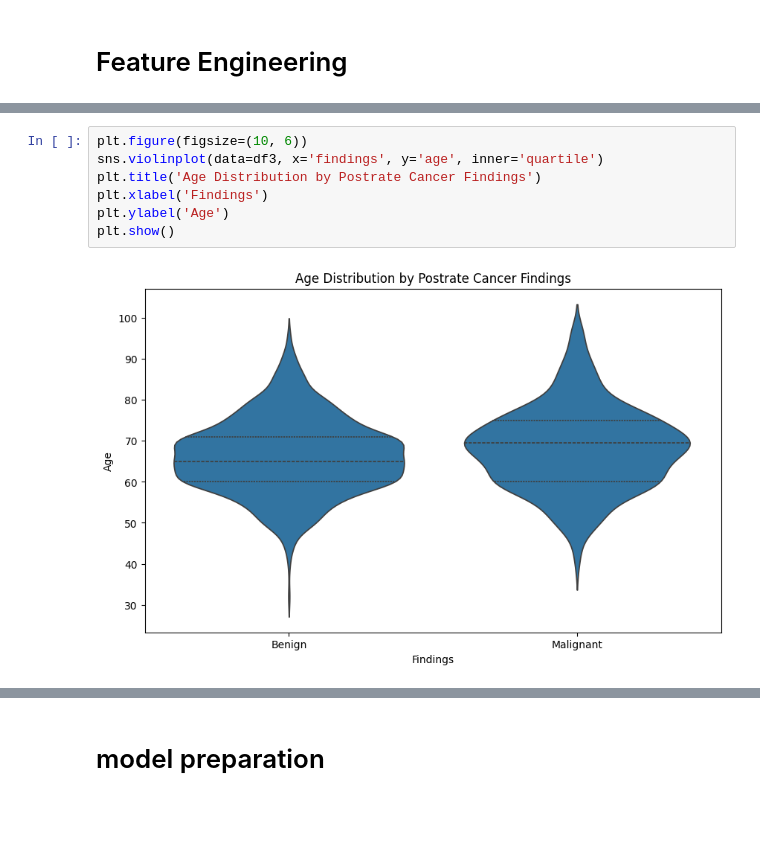
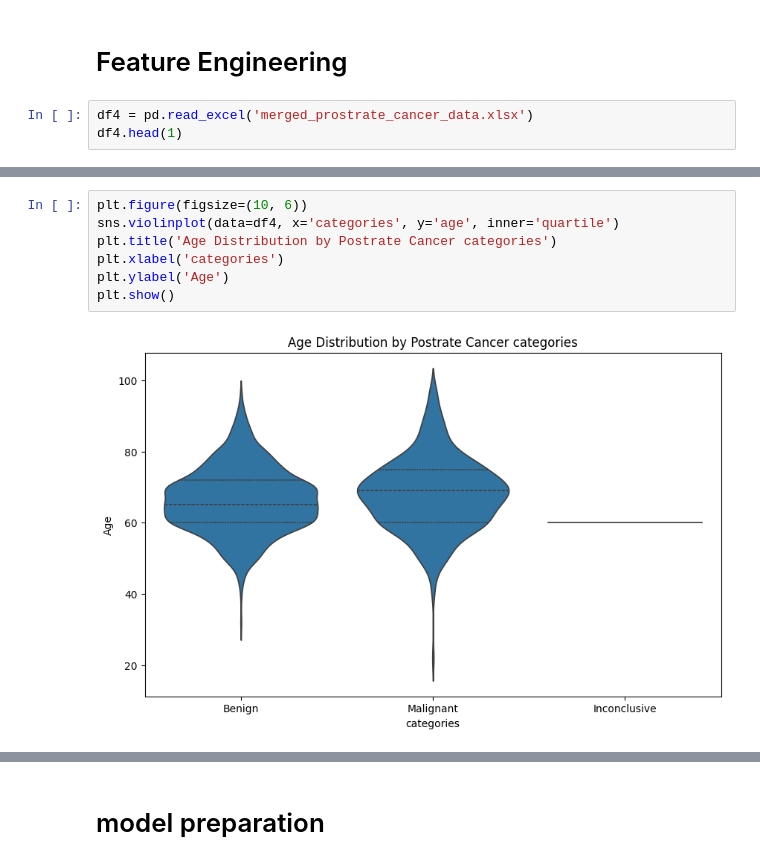
Before and after one commit to pablo9ja/NRF_work, a Jupyter notebook: post.ipynb, the cells around one changed output, grey strips where cells are left out. Cells and saved outputs as stored; diff of their text form; blank space fills up the shorter version.

```diff
--- a/post.ipynb
+++ b/post.ipynb
@@ -441,3 +441,6 @@ df3.shape
 (1021, 21)
 # %% [markdown]
 # Feature Engineering
+# %%
+df4 = pd.read_excel('merged_prostrate_cancer_data.xlsx')
+df4.head(1)
@@ -768,9 +779,9 @@ plt.show()
 # %%
 plt.figure(figsize=(10, 6))
-sns.violinplot(data=df3, x='findings', y='age', inner='quartile')
-plt.title('Age Distribution by Postrate Cancer Findings')
-plt.xlabel('Findings')
+sns.violinplot(data=df4, x='categories', y='age', inner='quartile')
+plt.title('Age Distribution by Postrate Cancer categories')
+plt.xlabel('categories')
 plt.ylabel('Age')
 plt.show()
 # %% [output]
-[figure, old version]
+[figure, new version]
```
Also changed, not shown: parts of 44 cells of this notebook, 6 other files.
